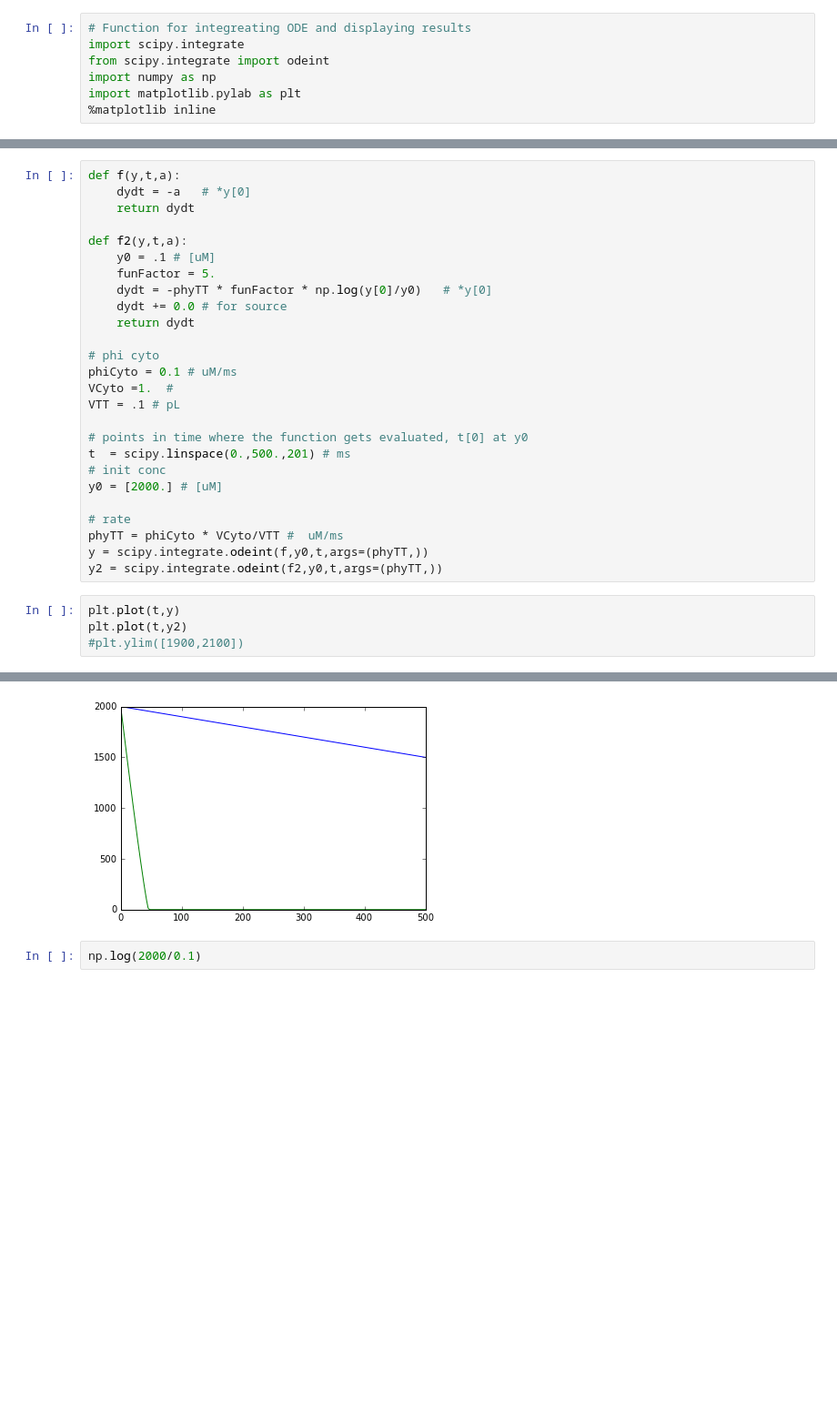
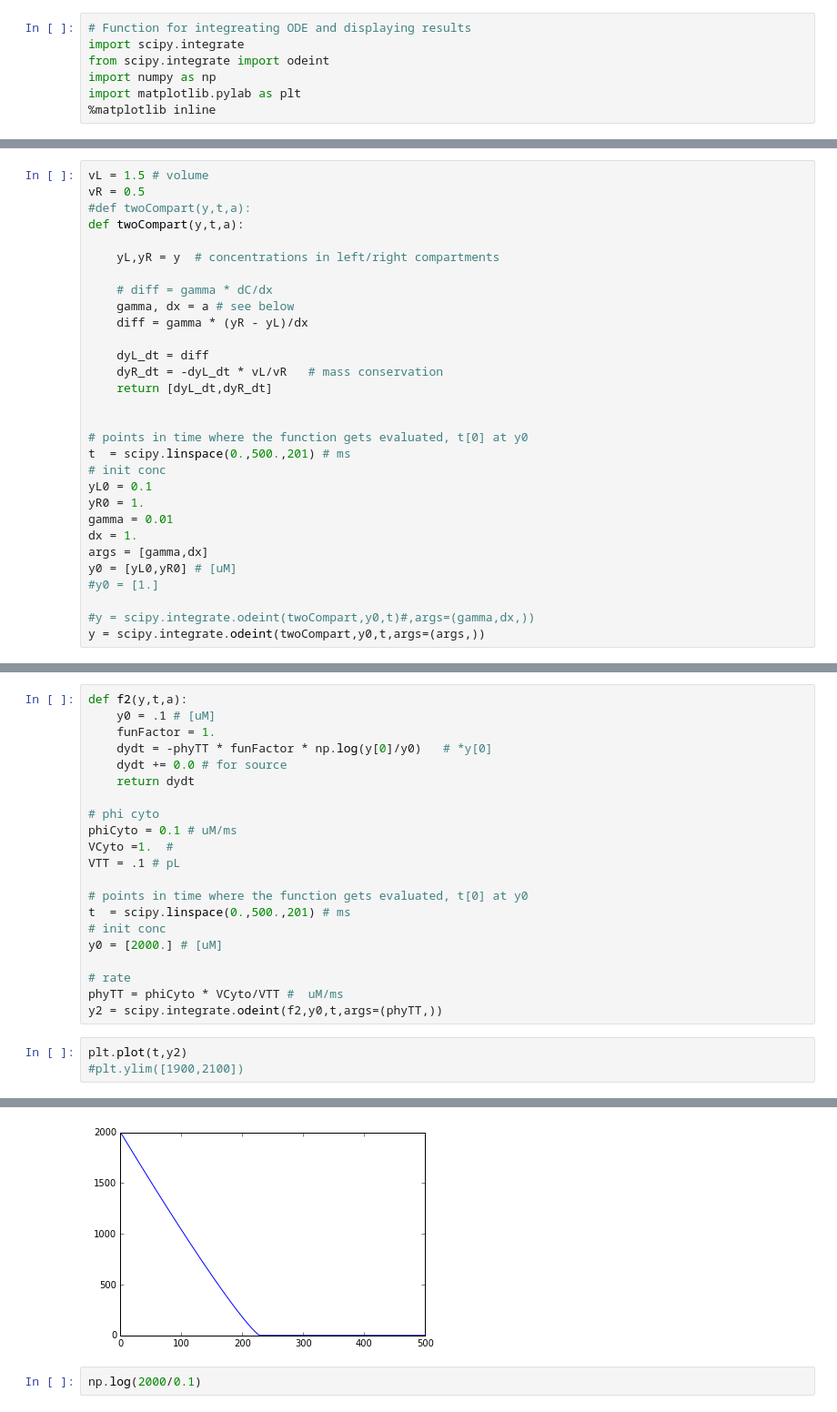
Before and after one commit to huskeypm/tutorials, a Jupyter notebook: bootcamp/channel_domain_depletion.ipynb, the cells around one changed output, grey strips where cells are left out. Shown at 91% size. Cells and saved outputs as stored; diff of their text form; blank space fills up the shorter version.

```diff
--- a/bootcamp/channel_domain_depletion.ipynb
+++ b/bootcamp/channel_domain_depletion.ipynb
@@ -9,0 +18,30 @@ import matplotlib.pylab as plt
+# %%
+vL = 1.5 # volume
+vR = 0.5
+#def twoCompart(y,t,a):
+def twoCompart(y,t,a):
+
+    yL,yR = y  # concentrations in left/right compartments
+
+    # diff = gamma * dC/dx
+    gamma, dx = a # see below
+    diff = gamma * (yR - yL)/dx
+
+    dyL_dt = diff
+    dyR_dt = -dyL_dt * vL/vR   # mass conservation
+    return [dyL_dt,dyR_dt]
+
+
+# points in time where the function gets evaluated, t[0] at y0
+t  = scipy.linspace(0.,500.,201) # ms
+# init conc
+yL0 = 0.1
+yR0 = 1.
+gamma = 0.01
+dx = 1.
+args = [gamma,dx]
+y0 = [yL0,yR0] # [uM]
+#y0 = [1.]
+
+#y = scipy.integrate.odeint(twoCompart,y0,t)#,args=(gamma,dx,))
+y = scipy.integrate.odeint(twoCompart,y0,t,args=(args,))
@@ -10,11 +121,7 @@ import matplotlib.pylab as plt
 # %%
-def f(y,t,a):
-    dydt = -a   # *y[0]
-    return dydt
-
 def f2(y,t,a):
     y0 = .1 # [uM]
-    funFactor = 5.
+    funFactor = 1.
     dydt = -phyTT * funFactor * np.log(y[0]/y0)   # *y[0]
     dydt += 0.0 # for source
     return dydt
@@ -31,15 +138,13 @@ y0 = [2000.] # [uM]
 
 # rate
 phyTT = phiCyto * VCyto/VTT #  uM/ms
-y = scipy.integrate.odeint(f,y0,t,args=(phyTT,))
 y2 = scipy.integrate.odeint(f2,y0,t,args=(phyTT,))
 # %%
-plt.plot(t,y)
 plt.plot(t,y2)
 #plt.ylim([1900,2100])
 # %% [output]
 [<matplotlib.lines.Line2D at 0x...>]
-[figure, old version]
+[figure, new version]
 # %%
 np.log(2000/0.1)
 # %% [output]
```
Also changed, not shown: parts of 8 cells of this notebook.
